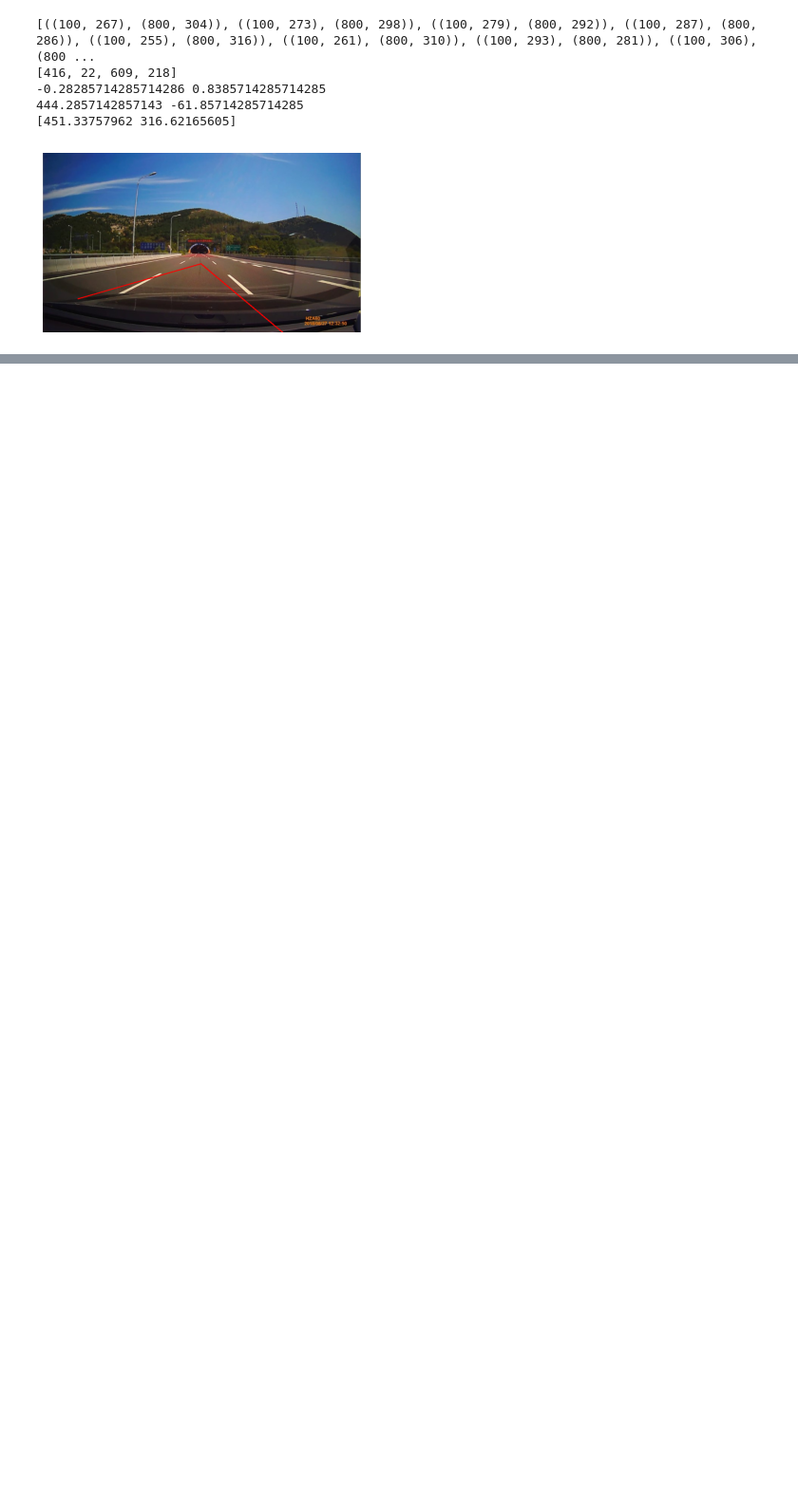
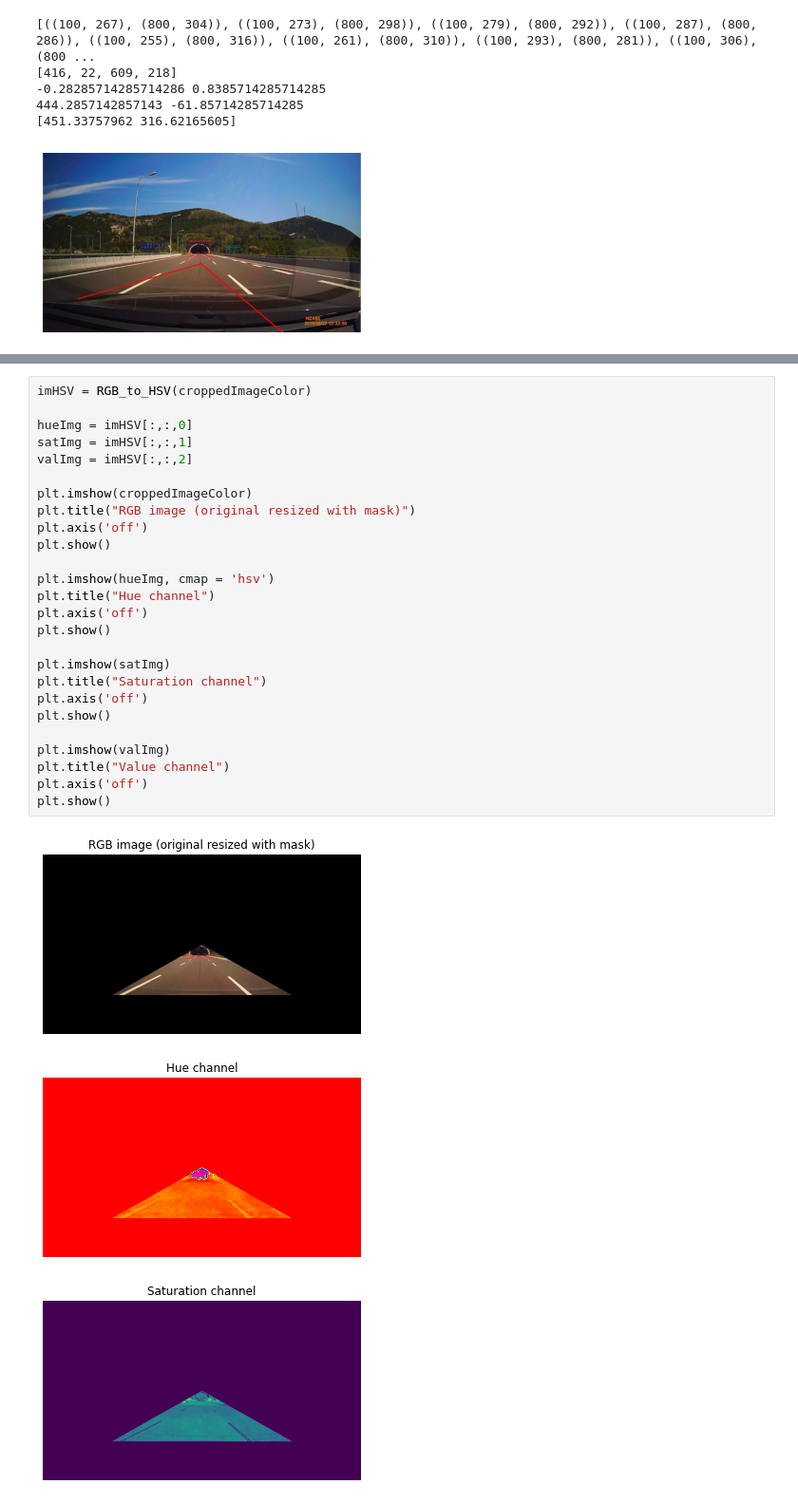
Before and after one commit to Beepbloop/lane_detection, a Jupyter notebook: EntireProcess.ipynb, the cells around one changed output, grey strips where cells are left out. Shown at 95% size. Drawn from its saved outputs; the diff is of its cells as text; blank space fills up the shorter version.

```diff
--- a/EntireProcess.ipynb
+++ b/EntireProcess.ipynb
@@ -388,0 +484,30 @@ plt.show()
+# %%
+imHSV = RGB_to_HSV(croppedImageColor)
+
+hueImg = imHSV[:,:,0]
+satImg = imHSV[:,:,1]
+valImg = imHSV[:,:,2]
+
+plt.imshow(croppedImageColor)
+plt.title("RGB image (original resized with mask)")
+plt.axis('off')
+plt.show()
+
+plt.imshow(hueImg, cmap = 'hsv')
+plt.title("Hue channel")
+plt.axis('off')
+plt.show()
+
+plt.imshow(satImg)
+plt.title("Saturation channel")
+plt.axis('off')
+plt.show()
+
+plt.imshow(valImg)
+plt.title("Value channel")
+plt.axis('off')
+plt.show()
+# %% [output]
+[figure, added]
+[figure, added]
+[figure, added]
```
Also changed, not shown: parts of 9 cells of this notebook.
